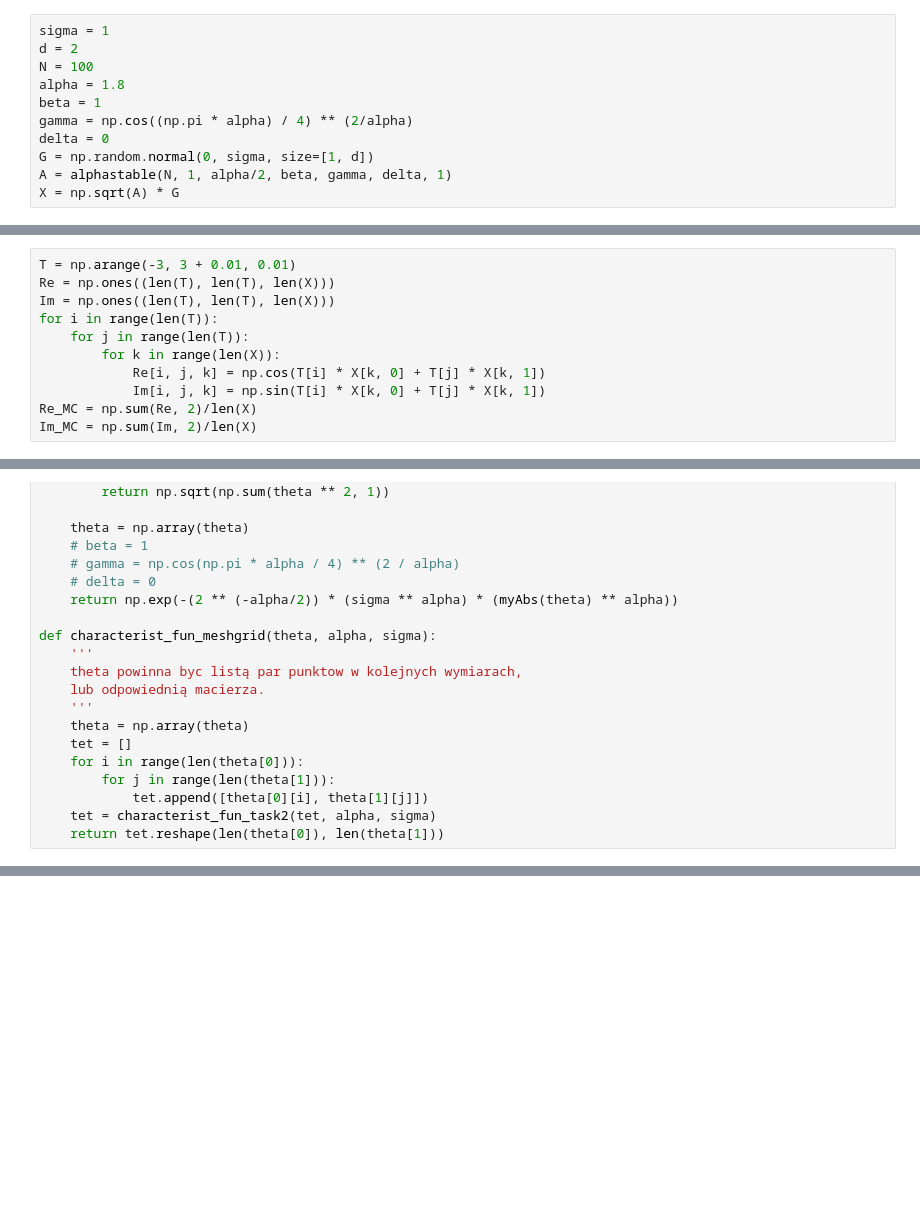
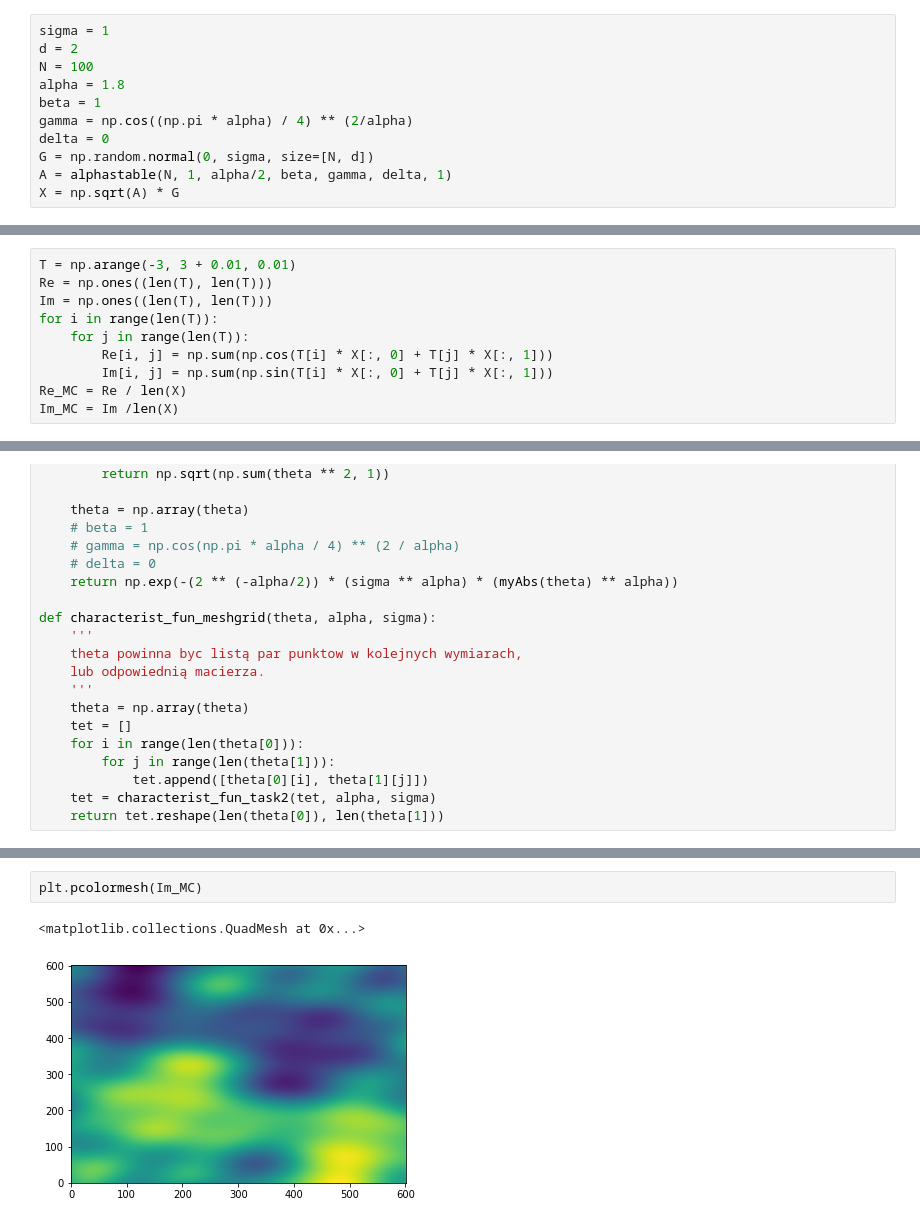
Before and after one commit to chwilko/CSoS, a Jupyter notebook: Python3/L5/Task_2.ipynb, the cells around one changed output, grey strips where cells are left out. Cells and saved outputs as stored; diff of their text form; blank space fills up the shorter version.

```diff
--- a/Python3/L5/Task_2.ipynb
+++ b/Python3/L5/Task_2.ipynb
@@ -13,22 +19,21 @@ alpha = 1.8
 beta = 1
 gamma = np.cos((np.pi * alpha) / 4) ** (2/alpha)
 delta = 0
-G = np.random.normal(0, sigma, size=[1, d])
+G = np.random.normal(0, sigma, size=[N, d])
 A = alphastable(N, 1, alpha/2, beta, gamma, delta, 1)
 X = np.sqrt(A) * G
 # %% [markdown]
 estimate the characteristic function
 # %%
 T = np.arange(-3, 3 + 0.01, 0.01)
-Re = np.ones((len(T), len(T), len(X)))
-Im = np.ones((len(T), len(T), len(X)))
+Re = np.ones((len(T), len(T)))
+Im = np.ones((len(T), len(T)))
 for i in range(len(T)):
     for j in range(len(T)):
-        for k in range(len(X)):
-            Re[i, j, k] = np.cos(T[i] * X[k, 0] + T[j] * X[k, 1])
-            Im[i, j, k] = np.sin(T[i] * X[k, 0] + T[j] * X[k, 1])
-Re_MC = np.sum(Re, 2)/len(X)
-Im_MC = np.sum(Im, 2)/len(X)
+        Re[i, j] = np.sum(np.cos(T[i] * X[:, 0] + T[j] * X[:, 1]))
+        Im[i, j] = np.sum(np.sin(T[i] * X[:, 0] + T[j] * X[:, 1]))
+Re_MC = Re / len(X)
+Im_MC = Im /len(X)
 # %%
 tmpT = []
 for i in range(len(T)):
@@ -87,0 +101,5 @@ plt.colorbar()
+# %%
+plt.pcolormesh(Im_MC)
+# %% [output]
+<matplotlib.collections.QuadMesh at 0x...>
+[figure, added]
```
Also changed, not shown: parts of 5 cells of this notebook, 1 other file.
